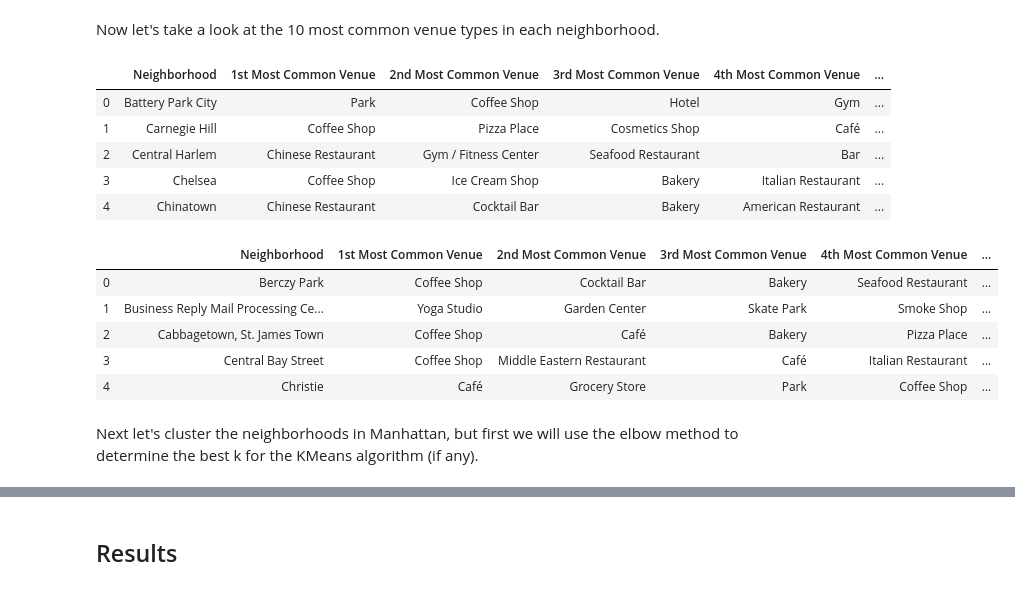
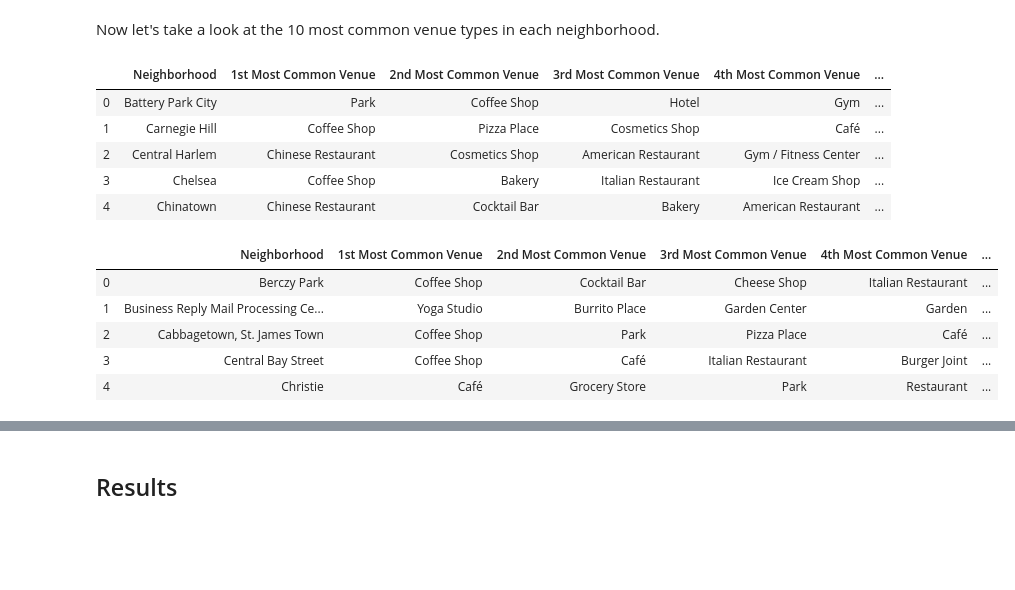
Before and after one commit to Karunax5/Coursera_Capstone, a Jupyter notebook: The_Battle_of_the_Neighborhoods.ipynb, the cells around one changed output, grey strips where cells are left out. Drawn from its saved outputs; the diff is of its cells as text; code cells hidden in the pictures; blank space fills up the shorter version.

```diff
--- a/The_Battle_of_the_Neighborhoods.ipynb
+++ b/The_Battle_of_the_Neighborhoods.ipynb
@@ -395,6 +403,6 @@ toronto_onehot = toronto_onehot[manhattan_onehot.columns&toronto_onehot.columns]
 # %%
 # add neighborhood column back to dataframe
-manhattan_onehot['Neighborhood'] = manhattan_venues['Neighborhood']
+manhattan_onehot['Neighborhood'] = manhattan_venues_shared['Neighborhood']
 
 # move neighborhood column to the first column
 fixed_columns = [manhattan_onehot.columns[-1]] + list(manhattan_onehot.columns[:-1])
@@ -414,0 +423,8 @@ manhattan_onehot.shape
+# %%
+# add neighborhood column back to dataframe
+toronto_onehot['Neighborhood'] = toronto_venues_shared['Neighborhood']
+
+# move neighborhood column to the first column
+fixed_columns = [toronto_onehot.columns[-1]] + list(toronto_onehot.columns[:-1])
+toronto_onehot = toronto_onehot[fixed_columns]
+toronto_onehot.head()
@@ -445,8 +465,0 @@ toronto_onehot.head()
-# %%
-# add neighborhood column back to dataframe
-toronto_onehot['Neighborhood'] = toronto_venues['Neighborhood']
-
-# move neighborhood column to the first column
-fixed_columns = [toronto_onehot.columns[-1]] + list(toronto_onehot.columns[:-1])
-toronto_onehot = toronto_onehot[fixed_columns]
-toronto_onehot.head()
@@ -501,35 +507,33 @@ for ind in np.arange(num_top_venues):
         columns.append('{}th Most Common Venue'.format(ind+1))
 
 # create a new dataframe
-neighborhoods_venues_sorted = pd.DataFrame(columns=columns)
-neighborhoods_venues_sorted['Neighborhood'] = manhattan_grouped['Neighborhood']
+manhattan_sorted = pd.DataFrame(columns=columns)
+manhattan_sorted['Neighborhood'] = manhattan_grouped['Neighborhood']
 
 for ind in np.arange(manhattan_grouped.shape[0]):
-    neighborhoods_venues_sorted.iloc[ind, 1:] = return_most_common_venues(manhattan_grouped.iloc[ind, :], num_top_venues)
+    manhattan_sorted.iloc[ind, 1:] = return_most_common_venues(manhattan_grouped.iloc[ind, :], num_top_venues)
 
-neighborhoods_venues_sorted.head()
+manhattan_sorted.head()
 # %% [output]
 |  | Neighborhood | 1st Most Common Venue | 2nd Most Common Venue | 3rd Most Common Venue | 4th Most Common Venue | ... |
 | 0 | Battery Park City | Park | Coffee Shop | Hotel | Gym | ... |
 | 1 | Carnegie Hill | Coffee Shop | Pizza Place | Cosmetics Shop | Café | ... |
-| 2 | Central Harlem | Chinese Restaurant | Gym / Fitness Center | Seafood Restaurant | Bar | ... |
-| 3 | Chelsea | Coffee Shop | Ice Cream Shop | Bakery | Italian Restaurant | ... |
+| 2 | Central Harlem | Chinese Restaurant | Cosmetics Shop | American Restaurant | Gym / Fitness Center | ... |
+| 3 | Chelsea | Coffee Shop | Bakery | Italian Restaurant | Ice Cream Shop | ... |
 | 4 | Chinatown | Chinese Restaurant | Cocktail Bar | Bakery | American Restaurant | ... |
 # %%
 # create a new dataframe
-toronto_venues_sorted = pd.DataFrame(columns=columns)
-toronto_venues_sorted['Neighborhood'] = toronto_grouped['Neighborhood']
+toronto_sorted = pd.DataFrame(columns=columns)
+toronto_sorted['Neighborhood'] = toronto_grouped['Neighborhood']
 
 for ind in np.arange(toronto_grouped.shape[0]):
-    toronto_venues_sorted.iloc[ind, 1:] = return_most_common_venues(toronto_grouped.iloc[ind, :], num_top_venues)
+    toronto_sorted.iloc[ind, 1:] = return_most_common_venues(toronto_grouped.iloc[ind, :], num_top_venues)
 
-toronto_venues_sorted.head()
+toronto_sorted.head()
 # %% [output]
 |  | Neighborhood | 1st Most Common Venue | 2nd Most Common Venue | 3rd Most Common Venue | 4th Most Common Venue | ... |
-| 0 | Berczy Park | Coffee Shop | Cocktail Bar | Bakery | Seafood Restaurant | ... |
-| 1 | Business Reply Mail Processing Ce... | Yoga Studio | Garden Center | Skate Park | Smoke Shop | ... |
-| 2 | Cabbagetown, St. James Town | Coffee Shop | Café | Bakery | Pizza Place | ... |
-| 3 | Central Bay Street | Coffee Shop | Middle Eastern Restaurant | Café | Italian Restaurant | ... |
-| 4 | Christie | Café | Grocery Store | Park | Coffee Shop | ... |
+| 0 | Berczy Park | Coffee Shop | Cocktail Bar | Cheese Shop | Italian Restaurant | ... |
+| 1 | Business Reply Mail Processing Ce... | Yoga Studio | Burrito Place | Garden Center | Garden | ... |
+| 2 | Cabbagetown, St. James Town | Coffee Shop | Park | Pizza Place | Café | ... |
+| 3 | Central Bay Street | Coffee Shop | Café | Italian Restaurant | Burger Joint | ... |
+| 4 | Christie | Café | Grocery Store | Park | Restaurant | ... |
-# %% [markdown]
-Next let's cluster the neighborhoods in Manhattan, but first we will use the elbow method to determine the best k for the KMeans algorithm (if any).
```
Also changed, not shown: parts of 119 cells of this notebook.
